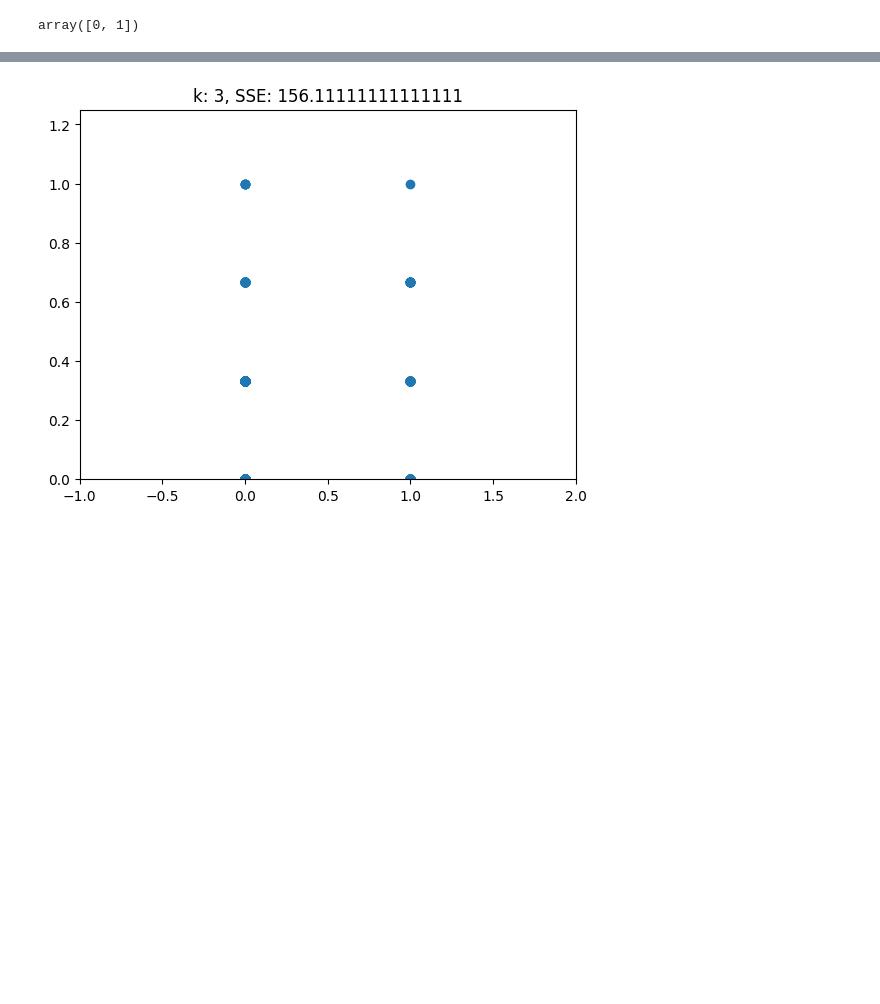
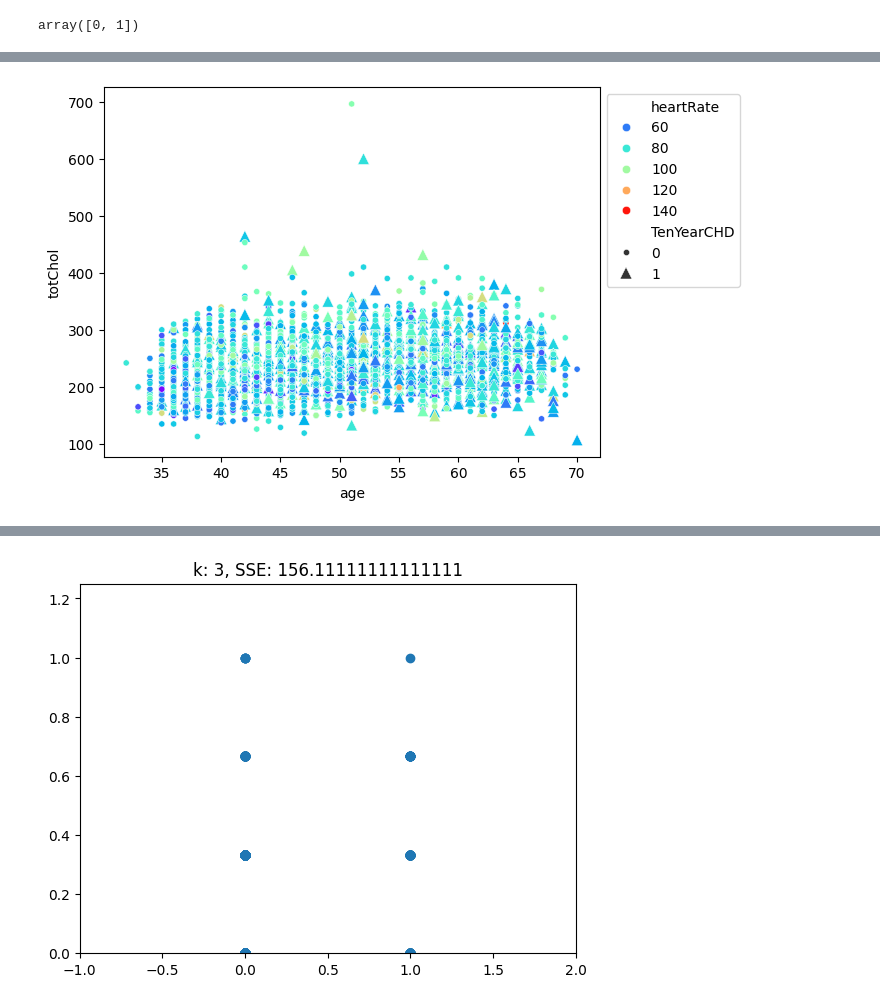
Before and after one commit to anutishah/project_chd, a Jupyter notebook: Project2.ipynb, the cells around one changed output, grey strips where cells are left out. Saved outputs shown, nothing was run; the diff lists cells and outputs as text; code cells hidden in the pictures; blank space fills up the shorter version.

```diff
--- a/Project2.ipynb
+++ b/Project2.ipynb
@@ -246,0 +232,13 @@ df_test.describe()
+# %%
+this_plot = sns.scatterplot(data=combined_df,
+                            x='age',
+                            y='totChol',
+                            hue = 'heartRate',
+                            style = 'TenYearCHD',
+                            palette = 'rainbow' ,
+                            size = 'TenYearCHD',
+                            sizes = (70, 20),
+                            markers = ['o', '^'])
+sns.move_legend(this_plot, "upper left", bbox_to_anchor=(1, 1))
+# %% [output]
+[figure, added]
```
Also changed, not shown: parts of 29 cells of this notebook.
